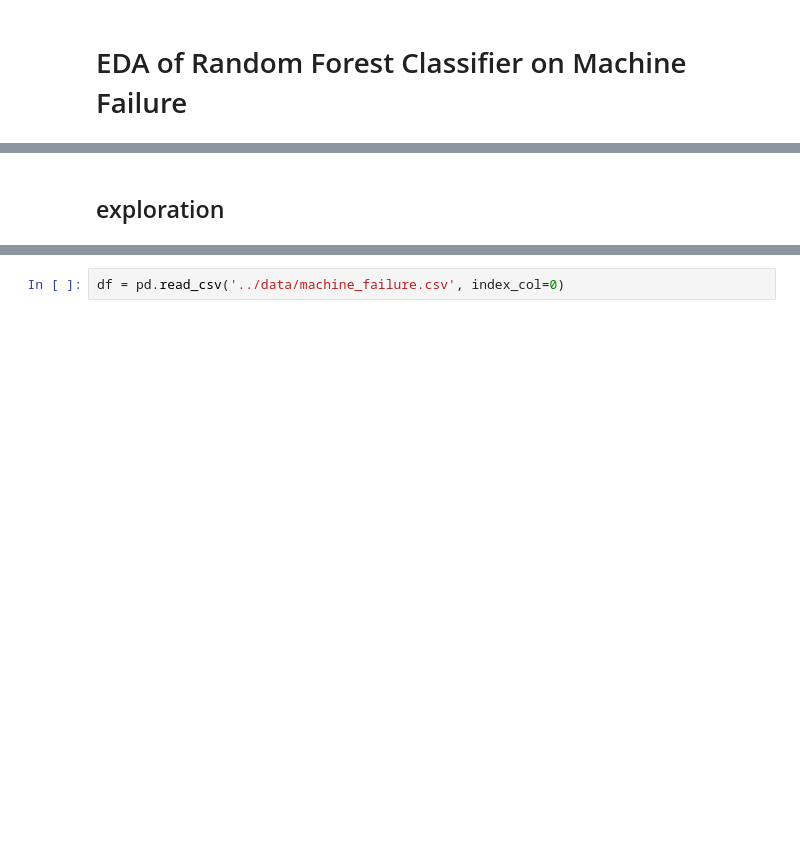
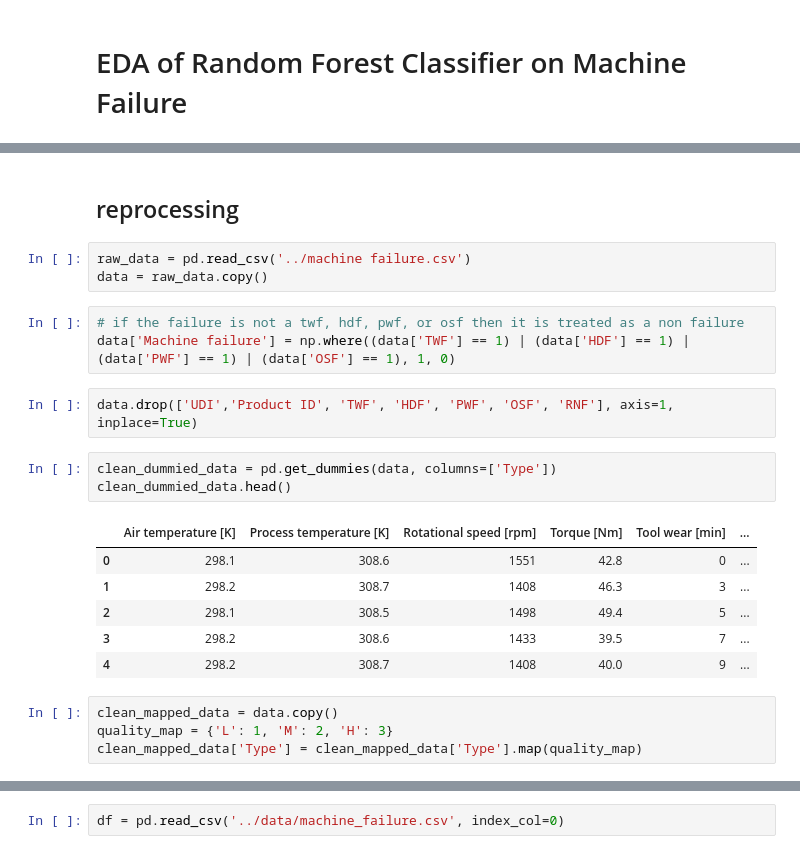
Before and after one commit to ToluAkinlabi/capstone_project_2, a Jupyter notebook: exploratory_analysis/machine_failure_random_forest.ipynb, the cells around one changed output, grey strips where cells are left out. Drawn from its saved outputs; the diff is of its cells as text; blank space fills up the shorter version.

```diff
--- a/exploratory_analysis/machine_failure_random_forest.ipynb
+++ b/exploratory_analysis/machine_failure_random_forest.ipynb
@@ -25,2 +30,24 @@ RANDOM_SEED = 42
-# %% [markdown]
-## exploration
+# %% [markdown]
+## reprocessing
+# %%
+raw_data = pd.read_csv('../machine failure.csv')
+data = raw_data.copy()
+# %%
+# if the failure is not a twf, hdf, pwf, or osf then it is treated as a non failure
+data['Machine failure'] = np.where((data['TWF'] == 1) | (data['HDF'] == 1) | (data['PWF'] == 1) | (data['OSF'] == 1), 1, 0)
+# %%
+data.drop(['UDI','Product ID', 'TWF', 'HDF', 'PWF', 'OSF', 'RNF'], axis=1, inplace=True)
+# %%
+clean_dummied_data = pd.get_dummies(data, columns=['Type'])
+clean_dummied_data.head()
+# %% [output]
+|  | Air temperature [K] | Process temperature [K] | Rotational speed [rpm] | Torque [Nm] | Tool wear [min] | ... |
+| 0 | 298.1 | 308.6 | 1551 | 42.8 | 0 | ... |
+| 1 | 298.2 | 308.7 | 1408 | 46.3 | 3 | ... |
+| 2 | 298.1 | 308.5 | 1498 | 49.4 | 5 | ... |
+| 3 | 298.2 | 308.6 | 1433 | 39.5 | 7 | ... |
+| 4 | 298.2 | 308.7 | 1408 | 40.0 | 9 | ... |
+# %%
+clean_mapped_data = data.copy()
+quality_map = {'L': 1, 'M': 2, 'H': 3}
+clean_mapped_data['Type'] = clean_mapped_data['Type'].map(quality_map)
```
Also changed, not shown: parts of 88 cells of this notebook.
